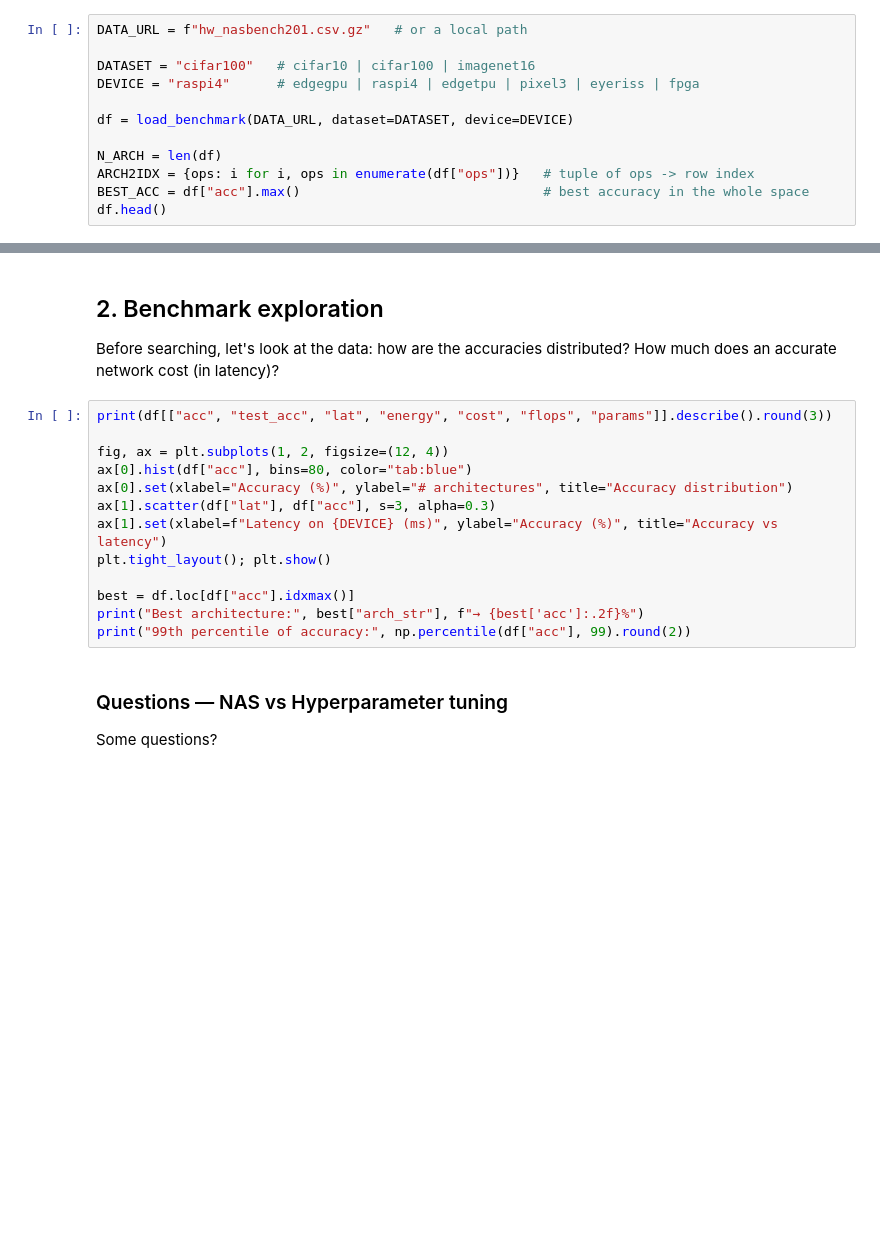
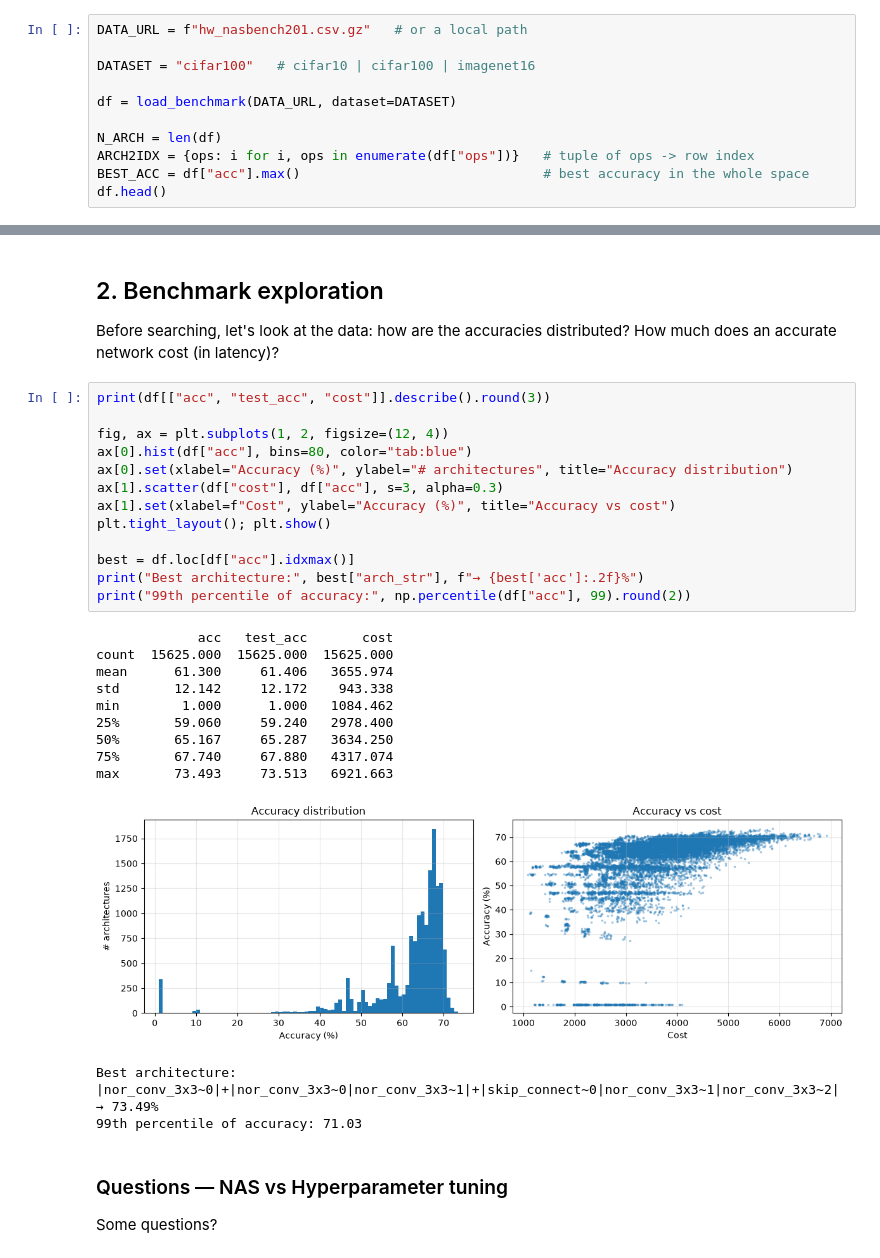
Before and after one commit to bizzarriA/NAS-lab, a Jupyter notebook: Lab1_NAS_NASBench_solutions.ipynb, the cells around one changed output, grey strips where cells are left out. Drawn from its saved outputs; the diff is of its cells as text; blank space fills up the shorter version.

```diff
--- a/Lab1_NAS_NASBench_solutions.ipynb
+++ b/Lab1_NAS_NASBench_solutions.ipynb
@@ -53,9 +51,8 @@ You can change `DATASET` and `DEVICE`. Not all devices provide every metric: ene
 DATA_URL = f"hw_nasbench201.csv.gz"   # or a local path
 
 DATASET = "cifar100"   # cifar10 | cifar100 | imagenet16
-DEVICE = "raspi4"      # edgegpu | raspi4 | edgetpu | pixel3 | eyeriss | fpga
 
-df = load_benchmark(DATA_URL, dataset=DATASET, device=DEVICE)
+df = load_benchmark(DATA_URL, dataset=DATASET)
 
 N_ARCH = len(df)
 ARCH2IDX = {ops: i for i, ops in enumerate(df["ops"])}   # tuple of ops -> row index
@@ -66,18 +71,31 @@ df.head()
 
 Before searching, let's look at the data: how are the accuracies distributed? How much does an accurate network cost (in latency)?
 # %%
-print(df[["acc", "test_acc", "lat", "energy", "cost", "flops", "params"]].describe().round(3))
+print(df[["acc", "test_acc", "cost"]].describe().round(3))
 
 fig, ax = plt.subplots(1, 2, figsize=(12, 4))
 ax[0].hist(df["acc"], bins=80, color="tab:blue")
 ax[0].set(xlabel="Accuracy (%)", ylabel="# architectures", title="Accuracy distribution")
-ax[1].scatter(df["lat"], df["acc"], s=3, alpha=0.3)
-ax[1].set(xlabel=f"Latency on {DEVICE} (ms)", ylabel="Accuracy (%)", title="Accuracy vs latency")
+ax[1].scatter(df["cost"], df["acc"], s=3, alpha=0.3)
+ax[1].set(xlabel=f"Cost", ylabel="Accuracy (%)", title="Accuracy vs cost")
 plt.tight_layout(); plt.show()
 
 best = df.loc[df["acc"].idxmax()]
 print("Best architecture:", best["arch_str"], f"→ {best['acc']:.2f}%")
 print("99th percentile of accuracy:", np.percentile(df["acc"], 99).round(2))
+# %% [output]
+             acc   test_acc       cost
+count  15625.000  15625.000  15625.000
+mean      61.300     61.406   3655.974
+std       12.142     12.172    943.338
+min        1.000      1.000   1084.462
+25%       59.060     59.240   2978.400
+50%       65.167     65.287   3634.250
+75%       67.740     67.880   4317.074
+max       73.493     73.513   6921.663
+[figure, added]
+Best architecture: |nor_conv_3x3~0|+|nor_conv_3x3~0|nor_conv_3x3~1|+|skip_connect~0|nor_conv_3x3~1|nor_conv_3x3~2| → 73.49%
+99th percentile of accuracy: 71.03
 # %% [markdown]
 ### Questions — NAS vs Hyperparameter tuning
 
```
Also changed, not shown: parts of 17 cells of this notebook, 5 other files.
